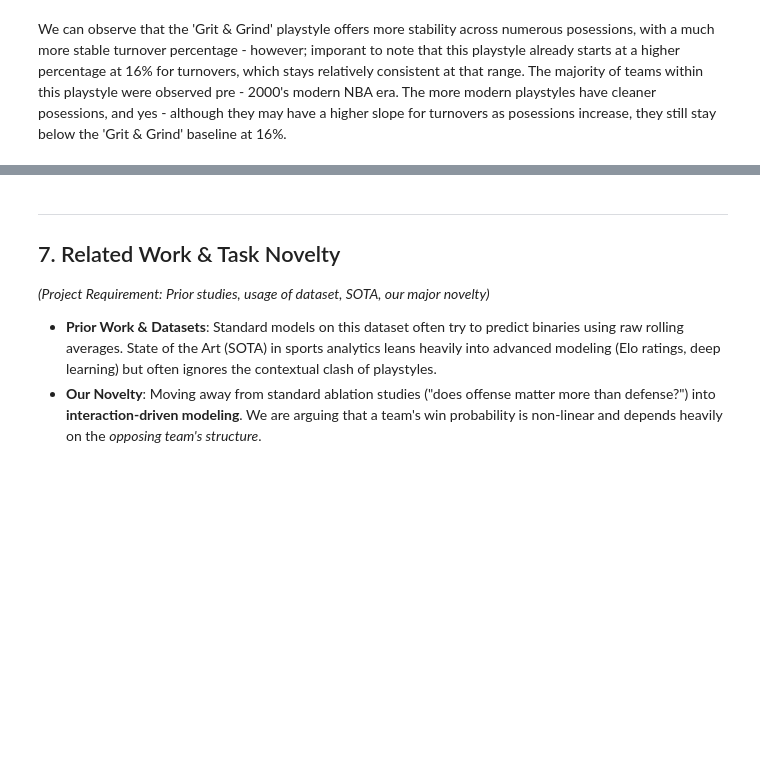
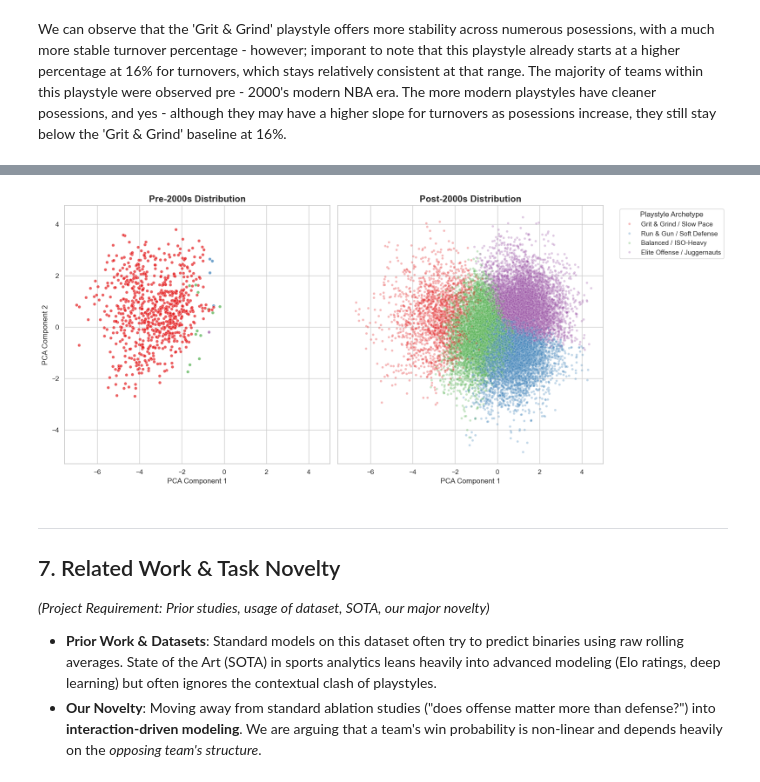
Before and after one commit to RaghavDewangan/dsc_148_final, a Jupyter notebook: NBA_Style_Matchup.ipynb, the cells around one changed output, grey strips where cells are left out. Cells and saved outputs as stored; diff of their text form; code cells hidden in the pictures; blank space fills up the shorter version.

```diff
--- a/NBA_Style_Matchup.ipynb
+++ b/NBA_Style_Matchup.ipynb
@@ -362,3 +432,36 @@ We can observe that the 'Grit & Grind' playstyle offers more stability across nu
+# %%
+# Split the dataset into two distinct eras
+df_pre2000 = nba_team_stats_df[nba_team_stats_df['Year'] < 2000]
+df_post2000 = nba_team_stats_df[nba_team_stats_df['Year'] >= 2000]
+
+# Set up the matplotlib figure with two side-by-side subplots
+fig, axes = plt.subplots(1, 2, figsize=(16, 7), sharex=True, sharey=True)
+
+# Plot Pre-2000s
+sns.scatterplot(
+    ax=axes[0], data=df_pre2000,
+    x='pca1', y='pca2', hue='playstyle_name',
+    palette='Set1', alpha=0.7, s=25, legend=False
+)
+axes[0].set_title("Pre-2000s Distribution", fontsize=15, fontweight='bold')
+axes[0].set_xlabel('PCA Component 1', fontsize=12)
+axes[0].set_ylabel('PCA Component 2', fontsize=12)
+
+# Plot Post-2000s
+sns.scatterplot(
+    ax=axes[1], data=df_post2000,
+    x='pca1', y='pca2', hue='playstyle_name',
+    palette='Set1', alpha=0.3, s=15  # Lower alpha and size due to more density
+)
+axes[1].set_title("Post-2000s Distribution", fontsize=15, fontweight='bold')
+axes[1].set_xlabel('PCA Component 1', fontsize=12)
+
+# Unify the legend outside of the plots
+plt.legend(title='Playstyle Archetype', bbox_to_anchor=(1.05, 1), loc='upper left', frameon=True)
+plt.tight_layout()
+plt.show()
+# %% [output]
+[figure, added]
 # %% [markdown]
 ---
 ## 7. Related Work & Task Novelty
```
Also changed, not shown: parts of 9 cells of this notebook.
